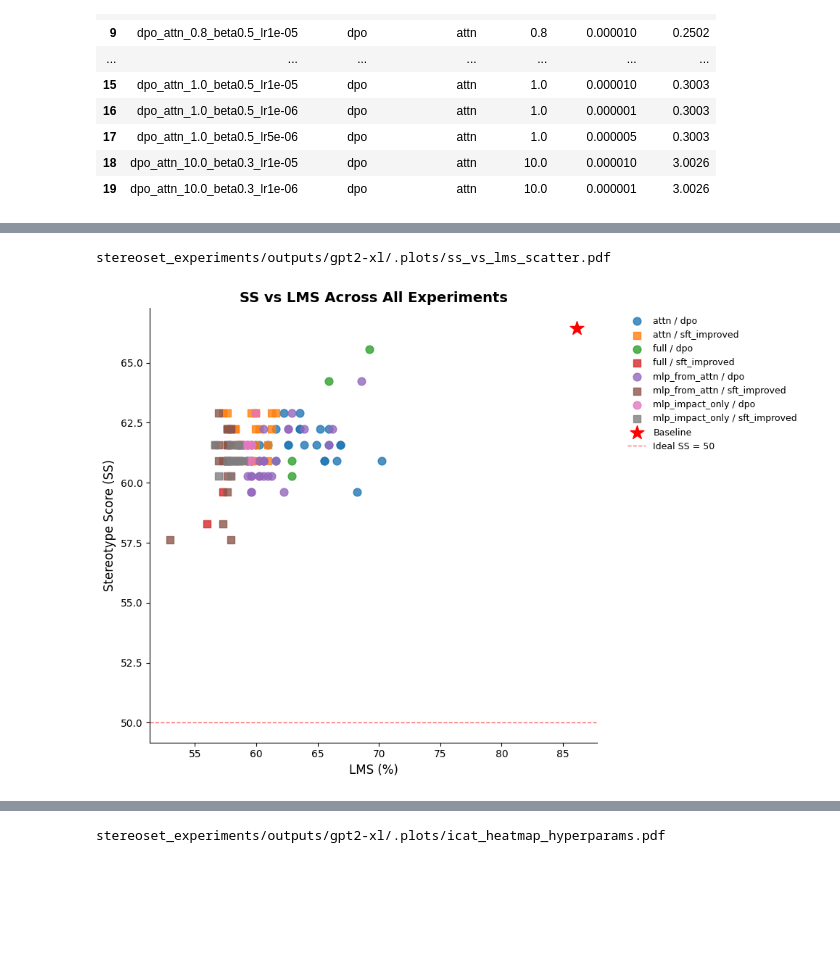
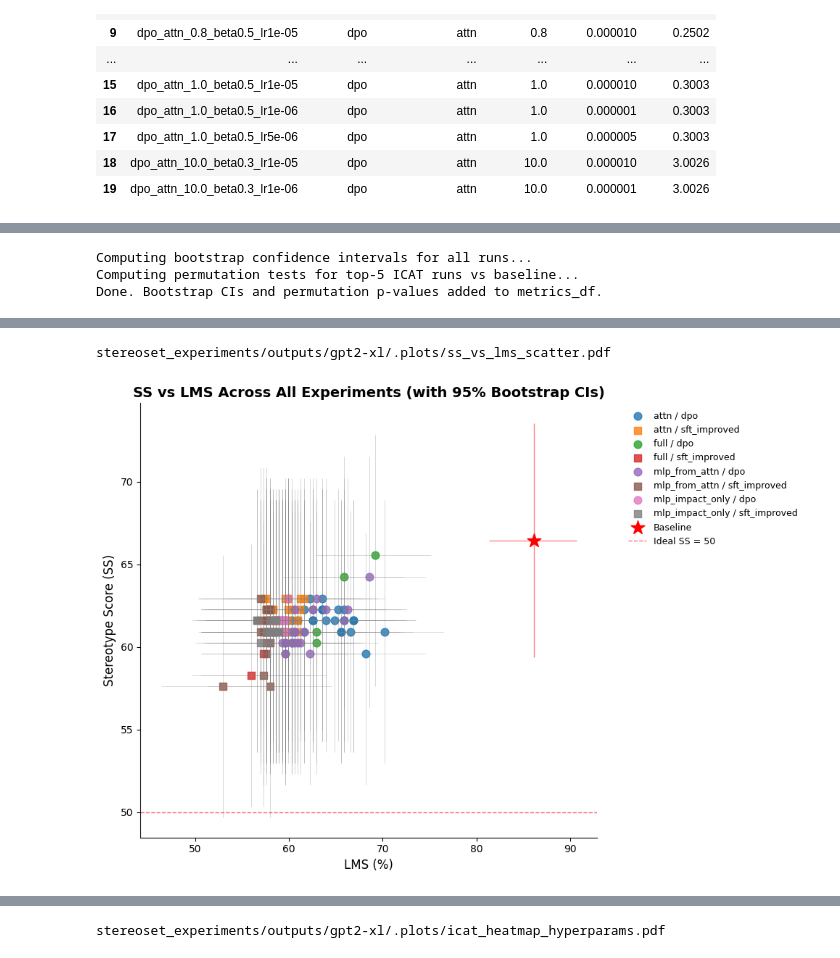
Before and after one commit to MartaSamoilenko/bias-mitigation-interpretability, a Jupyter notebook: experiments/stereoset/fine_tuned_analysis.ipynb, the cells around one changed output, grey strips where cells are left out. Saved outputs shown, nothing was run; the diff lists cells and outputs as text; code cells hidden in the pictures; blank space fills up the shorter version.

```diff
--- a/experiments/stereoset/fine_tuned_analysis.ipynb
+++ b/experiments/stereoset/fine_tuned_analysis.ipynb
@@ -329,3 +399,40 @@ stereoset_experiments/outputs/gpt2-xl/fine_tuned/results/sft_attn_10.0_ul0.5_lr5
+# %%
+print("Computing bootstrap confidence intervals for all runs...")
+ci_rows = []
+for _, row in metrics_df.iterrows():
+    rid = row["run_id"]
+    prob_df = loaded_runs[rid]["prob"]
+    ss, lms, icat, ss_ci, lms_ci, icat_ci = bootstrap_metrics(prob_df, n_boot=10000)
+    ci_rows.append({
+        "run_id": rid,
+        "SS_lo": ss_ci[0], "SS_hi": ss_ci[1],
+        "LMS_lo": lms_ci[0], "LMS_hi": lms_ci[1],
+        "ICAT_lo": icat_ci[0], "ICAT_hi": icat_ci[1],
+    })
+
+ci_df = pd.DataFrame(ci_rows)
+metrics_df = metrics_df.merge(ci_df, on="run_id", how="left")
+
+print("Computing permutation tests for top-5 ICAT runs vs baseline...")
+baseline_prob = loaded_runs["original_baseline"]["prob"]
+top5_icat = metrics_df[metrics_df["loss_type"] != "none"].nlargest(5, "ICAT")
+
+perm_rows = []
+for _, row in top5_icat.iterrows():
+    rid = row["run_id"]
+    ft_prob = loaded_runs[rid]["prob"]
+    delta_ss, p_val = permutation_test_ss(baseline_prob, ft_prob, n_perm=10000)
+    bl_ss = metrics_df.loc[metrics_df["run_id"] == "original_baseline", "SS"].values[0]
+    h = cohens_h(row["SS"] / 100, bl_ss / 100)
+    perm_rows.append({"run_id": rid, "delta_SS": delta_ss, "p_value": p_val, "cohens_h": h})
+
+perm_df = pd.DataFrame(perm_rows)
+metrics_df = metrics_df.merge(perm_df, on="run_id", how="left")
+print("Done. Bootstrap CIs and permutation p-values added to metrics_df.")
+# %% [output]
+Computing bootstrap confidence intervals for all runs...
+Computing permutation tests for top-5 ICAT runs vs baseline...
+Done. Bootstrap CIs and permutation p-values added to metrics_df.
 # %%
 display_cols = ["run_id", "loss_type", "experiment_type", "percentile",
                 "learning_rate", "dpo_beta", "ul_weight", "active_pct",
@@ -363,32 +470,46 @@ ft_df = metrics_df[metrics_df["loss_type"] != "none"].copy()
 
 markers_map = {"dpo": "o", "sft_improved": "s"}
 fig, ax = plt.subplots(figsize=(10, 7))
 
 for exp_type in ft_df["experiment_type"].unique():
     for loss_type in ft_df["loss_type"].unique():
         subset = ft_df[(ft_df["experiment_type"] == exp_type) & (ft_df["loss_type"] == loss_type)]
         if subset.empty:
             continue
         ax.scatter(
             subset["LMS"], subset["SS"],
             label=f"{exp_type} / {loss_type}",
             marker=markers_map.get(loss_type, "^"),
             s=60, alpha=0.8,
         )
+        if "SS_lo" in subset.columns:
+            ax.errorbar(
+                subset["LMS"], subset["SS"],
+                yerr=[subset["SS"] - subset["SS_lo"], subset["SS_hi"] - subset["SS"]],
+                xerr=[subset["LMS"] - subset["LMS_lo"], subset["LMS_hi"] - subset["LMS"]],
+                fmt="none", ecolor="gray", alpha=0.3, linewidth=0.7,
+            )
 
 bl = metrics_df[metrics_df["loss_type"] == "none"]
 if not bl.empty:
     ax.scatter(bl["LMS"], bl["SS"], marker="*", s=200, color="red", zorder=5, label="Baseline")
+    if "SS_lo" in bl.columns:
+        ax.errorbar(
+            bl["LMS"], bl["SS"],
+            yerr=[bl["SS"] - bl["SS_lo"], bl["SS_hi"] - bl["SS"]],
+            xerr=[bl["LMS"] - bl["LMS_lo"], bl["LMS_hi"] - bl["LMS"]],
+            fmt="none", ecolor="red", alpha=0.5, linewidth=1.0,
+        )
 
 ax.axhline(y=50, color="red", linestyle="--", linewidth=1, alpha=0.6, label="Ideal SS = 50")
 ax.set_xlabel("LMS (%)", fontsize=12)
 ax.set_ylabel("Stereotype Score (SS)", fontsize=12)
-ax.set_title("SS vs LMS Across All Experiments", fontweight="bold", fontsize=14)
+ax.set_title("SS vs LMS Across All Experiments (with 95% Bootstrap CIs)", fontweight="bold", fontsize=14)
 ax.legend(bbox_to_anchor=(1.05, 1), loc="upper left", frameon=False, fontsize=9)
 sns.despine()
 plt.tight_layout()
 s3_utils.save_plot(fig, "outputs/gpt2-xl/.plots/ss_vs_lms_scatter.pdf")
 plt.show()
 # %% [output]
 stereoset_experiments/outputs/gpt2-xl/.plots/ss_vs_lms_scatter.pdf
-[figure, old version]
+[figure, new version]
```
Also changed, not shown: parts of 8 cells of this notebook, 5 other files.
